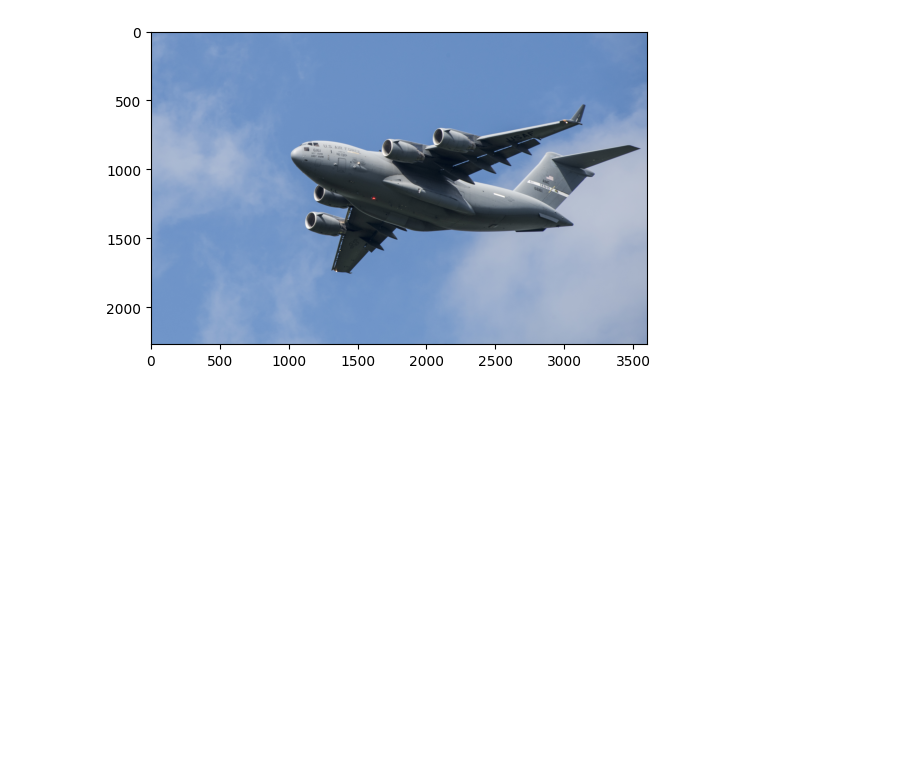
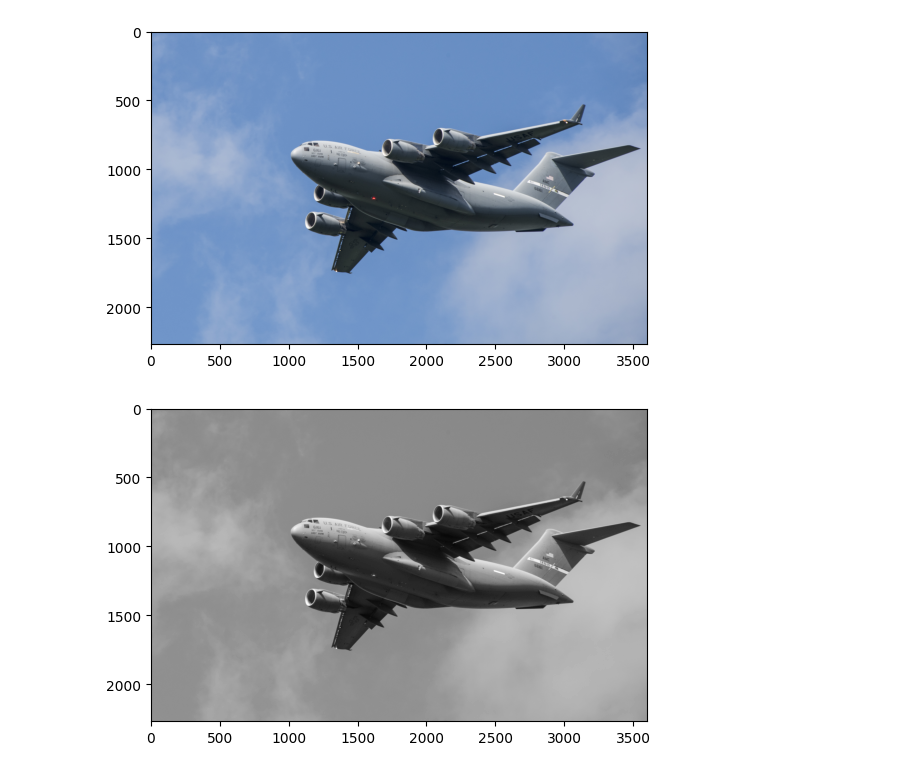
Before and after one commit to horolrolx/ai_visualization, a Jupyter notebook: day07/DAY7.ipynb, the cells around one changed output. Drawn from its saved outputs; the diff is of its cells as text; code cells hidden in the pictures; blank space fills up the shorter version.

```diff
--- a/day07/DAY7.ipynb
+++ b/day07/DAY7.ipynb
@@ -75,3 +75,10 @@ plt.imshow(image2)
 plt.show()
 # %% [output]
 [figure]
+# %%
+# 흑백으로 읽어와서 시각화
+image_gray = cv2.imread('plane.jpg', cv2.IMREAD_GRAYSCALE)
+plt.imshow(image_gray, cmap='gray')
+plt.show()
+# %% [output]
+[figure, added]
```
Also changed, not shown: parts of 17 cells of this notebook, 1 other file.
